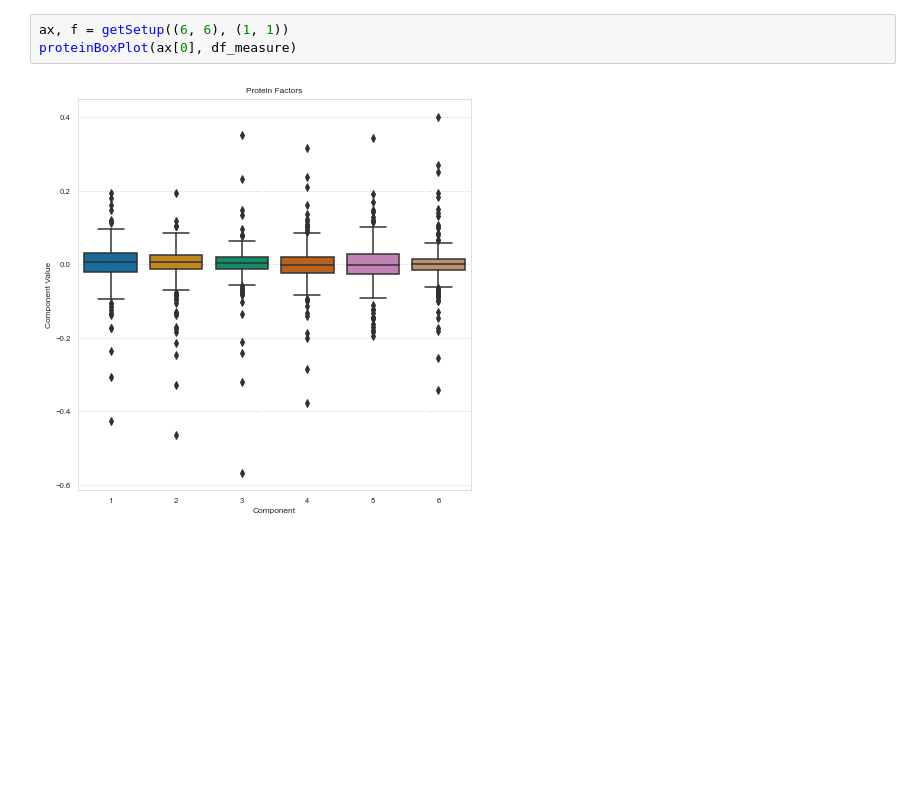
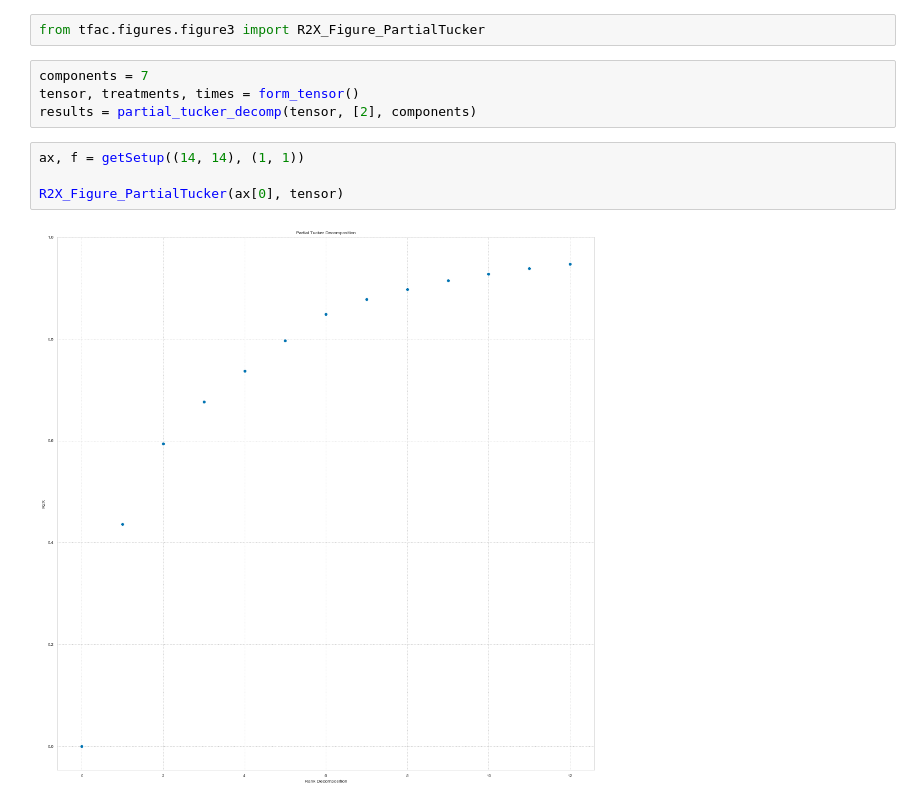
Before and after one commit to meyer-lab/tfac-ccle, a Jupyter notebook: Partial_Tucker.ipynb, the cells around one changed output. Cells and saved outputs as stored; diff of their text form; blank space fills up the shorter version.

```diff
--- a/Partial_Tucker.ipynb
+++ b/Partial_Tucker.ipynb
@@ -25,5 +145,12 @@ proteinBoxPlot(ax[0], df_protein)
+# %%
+from tfac.figures.figure3 import R2X_Figure_PartialTucker
+# %%
+components = 7
+tensor, treatments, times = form_tensor()
+results = partial_tucker_decomp(tensor, [2], components)
 # %%
-ax, f = getSetup((6, 6), (1, 1))
-proteinBoxPlot(ax[0], df_measure)
+ax, f = getSetup((14, 14), (1, 1))
+
+R2X_Figure_PartialTucker(ax[0], tensor)
 # %% [output]
-[figure, old version]
+[figure, new version]
```
Also changed, not shown: parts of 24 cells of this notebook, 5 other files.
